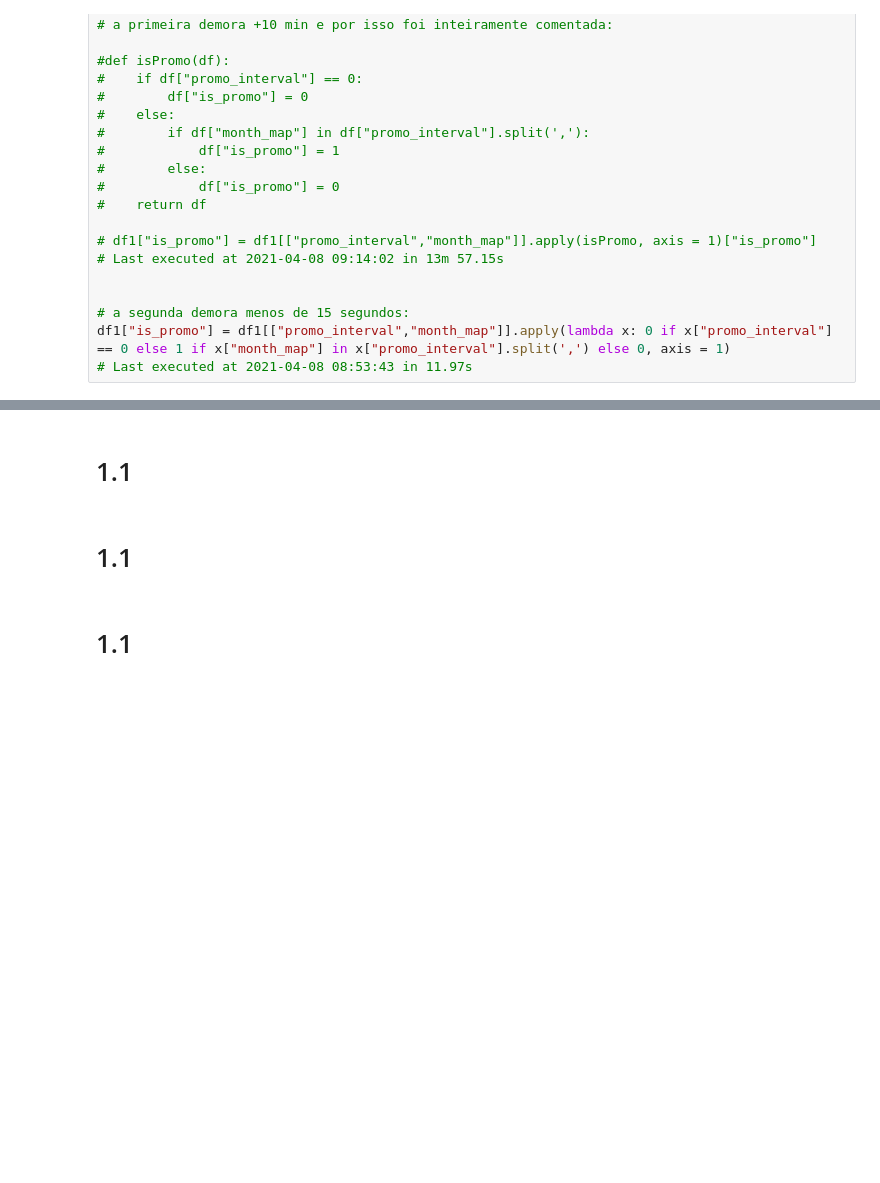
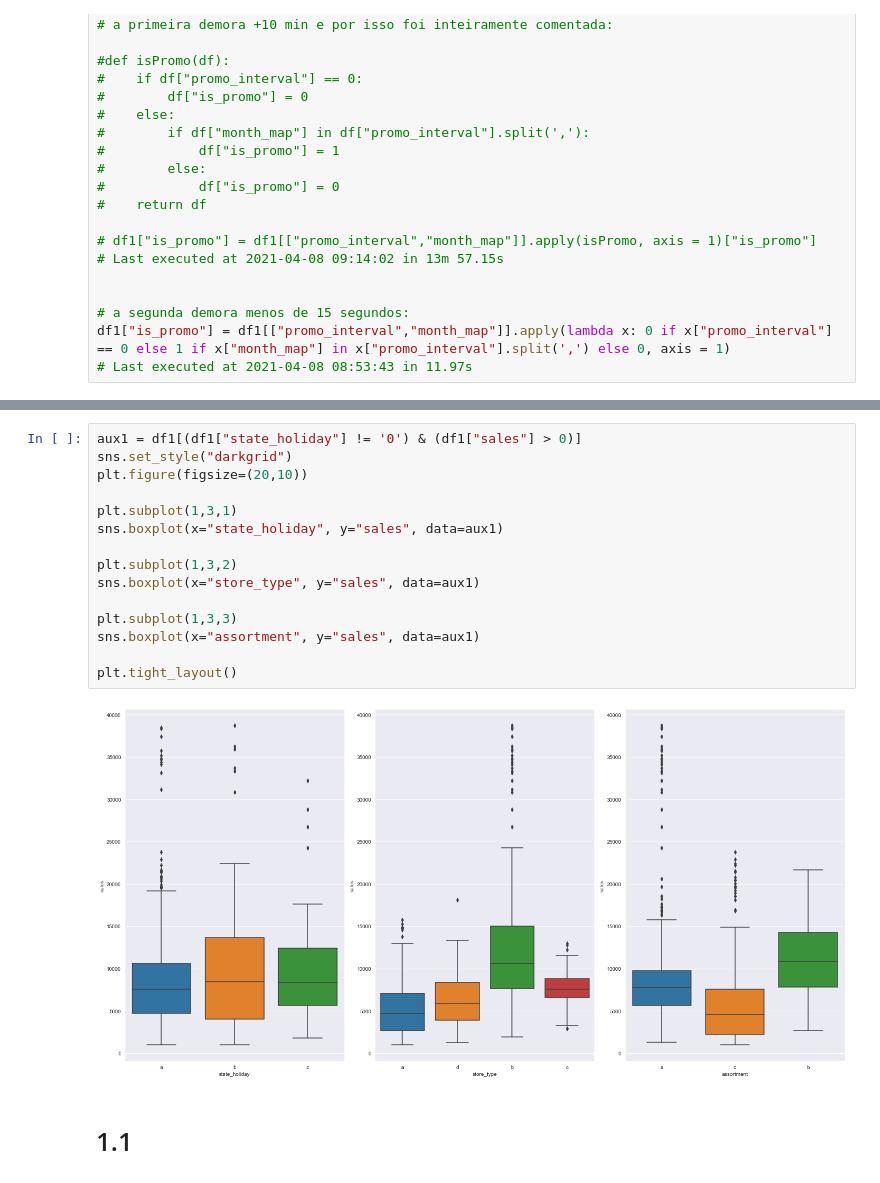
Before and after one commit to renato-favarin/ds_em_producao, a Jupyter notebook: ds_em_producao.ipynb, the cells around one changed output, grey strips where cells are left out. Saved outputs shown, nothing was run; the diff lists cells and outputs as text; blank space fills up the shorter version.

```diff
--- a/ds_em_producao.ipynb
+++ b/ds_em_producao.ipynb
@@ -224,6 +333,19 @@ dtype: int64
+# %%
+aux1 = df1[(df1["state_holiday"] != '0') & (df1["sales"] > 0)]
+sns.set_style("darkgrid")
+plt.figure(figsize=(20,10))
+
+plt.subplot(1,3,1)
+sns.boxplot(x="state_holiday", y="sales", data=aux1)
+
+plt.subplot(1,3,2)
+sns.boxplot(x="store_type", y="sales", data=aux1)
+
+plt.subplot(1,3,3)
+sns.boxplot(x="assortment", y="sales", data=aux1)
+
+plt.tight_layout()
+# %% [output]
+[figure, added]
 # %% [markdown]
 # 1.1
-# %% [markdown]
-# 1.1
-# %% [markdown]
-# 1.1
```
Also changed, not shown: parts of 19 cells of this notebook.
